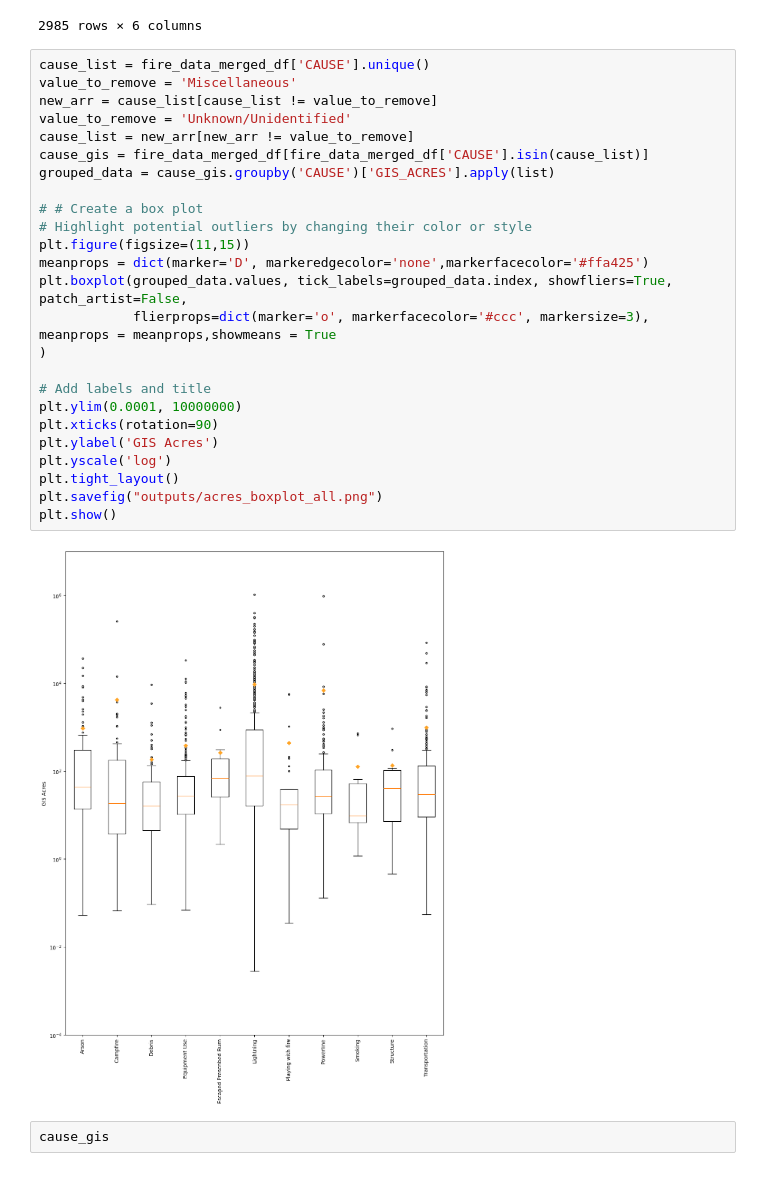
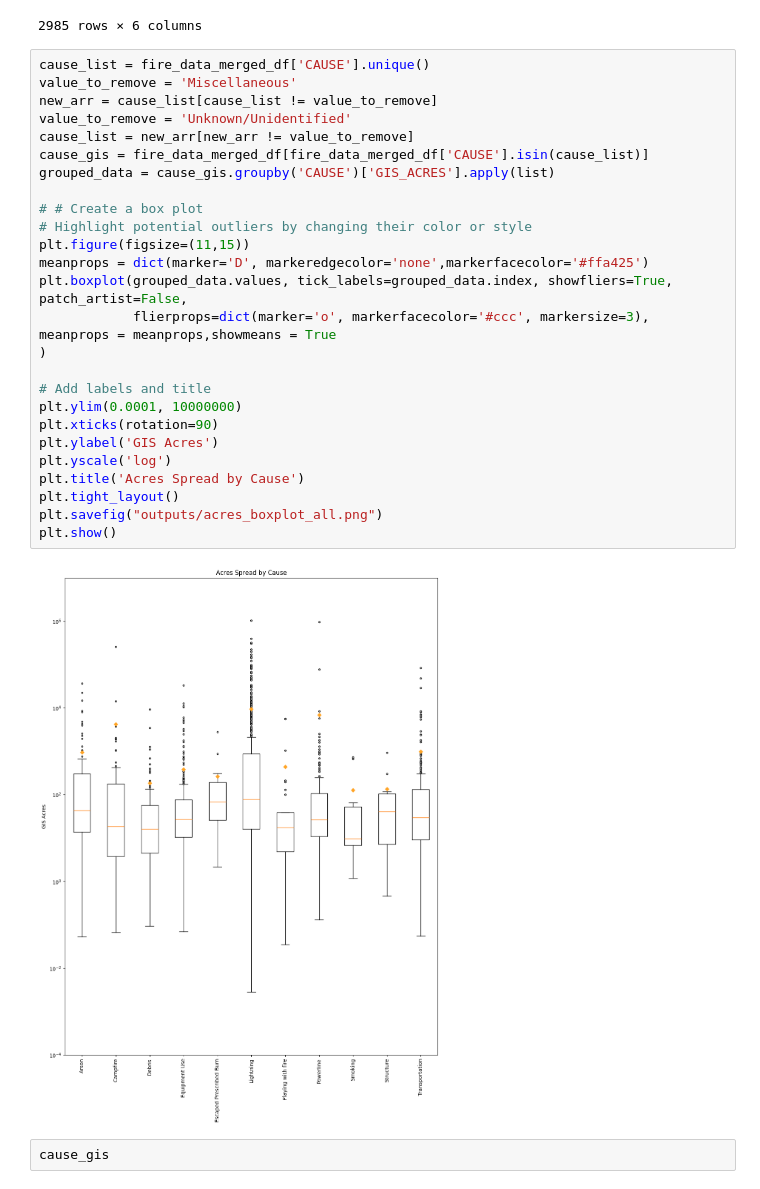
Before and after one commit to epsilonite/pandas-project, a Jupyter notebook: California Wildfire Seasonality/Long/Merged_Ignition_Source.ipynb, the cells around one changed output. Cells and saved outputs as stored; diff of their text form.

```diff
--- a/California Wildfire Seasonality/Long/Merged_Ignition_Source.ipynb
+++ b/California Wildfire Seasonality/Long/Merged_Ignition_Source.ipynb
@@ -55,30 +55,31 @@ For example, when doing 'df[col].method(value, inplace=True)', try using 'df.met
 # %%
 cause_list = fire_data_merged_df['CAUSE'].unique()
 value_to_remove = 'Miscellaneous'
 new_arr = cause_list[cause_list != value_to_remove]
 value_to_remove = 'Unknown/Unidentified'
 cause_list = new_arr[new_arr != value_to_remove]
 cause_gis = fire_data_merged_df[fire_data_merged_df['CAUSE'].isin(cause_list)]
 grouped_data = cause_gis.groupby('CAUSE')['GIS_ACRES'].apply(list)
 
 # # Create a box plot
 # Highlight potential outliers by changing their color or style
 plt.figure(figsize=(11,15))
 meanprops = dict(marker='D', markeredgecolor='none',markerfacecolor='#ffa425')
 plt.boxplot(grouped_data.values, tick_labels=grouped_data.index, showfliers=True, patch_artist=False,
             flierprops=dict(marker='o', markerfacecolor='#ccc', markersize=3), meanprops = meanprops,showmeans = True
 )
 
 # Add labels and title
 plt.ylim(0.0001, 10000000)
 plt.xticks(rotation=90)
 plt.ylabel('GIS Acres')
 plt.yscale('log')
+plt.title('Acres Spread by Cause')
 plt.tight_layout()
 plt.savefig("outputs/acres_boxplot_all.png")
 plt.show()
 # %% [output]
-[figure, old version]
+[figure, new version]
 # %%
 cause_gis
 # %% [output]
```
Also changed, not shown: parts of 1 cell of this notebook, 1 other file.
